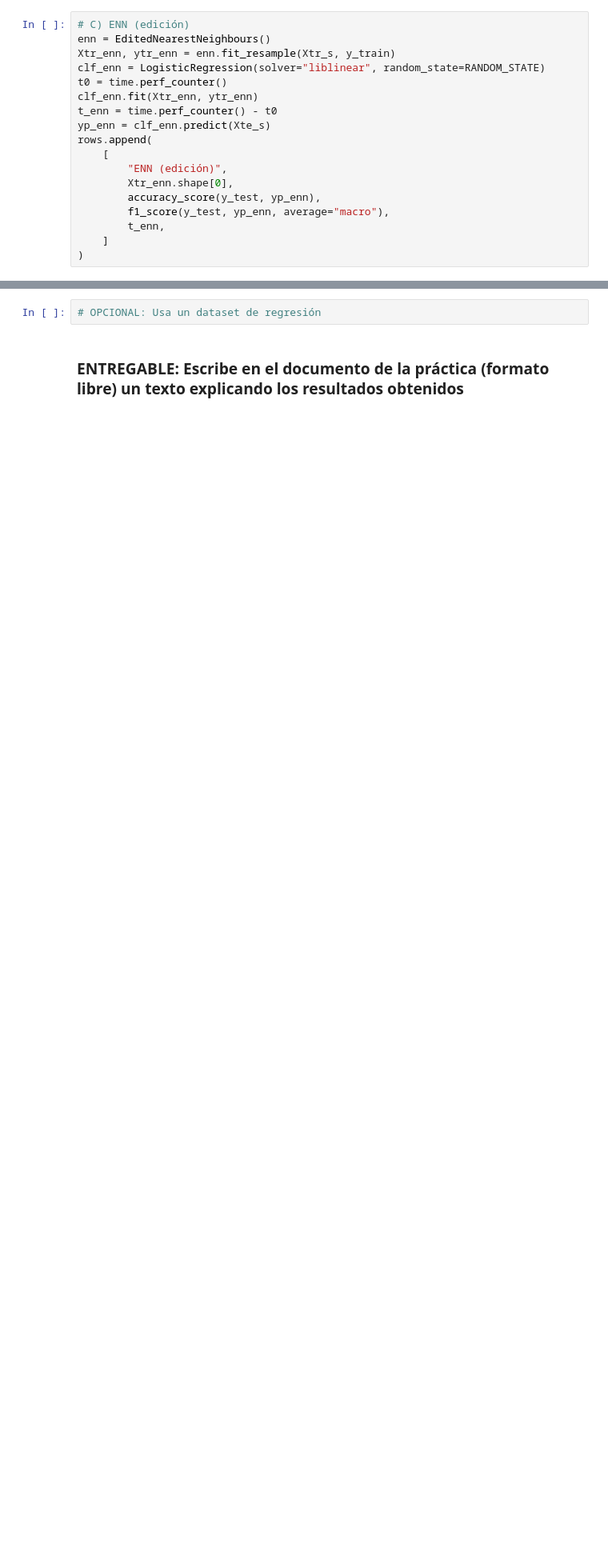
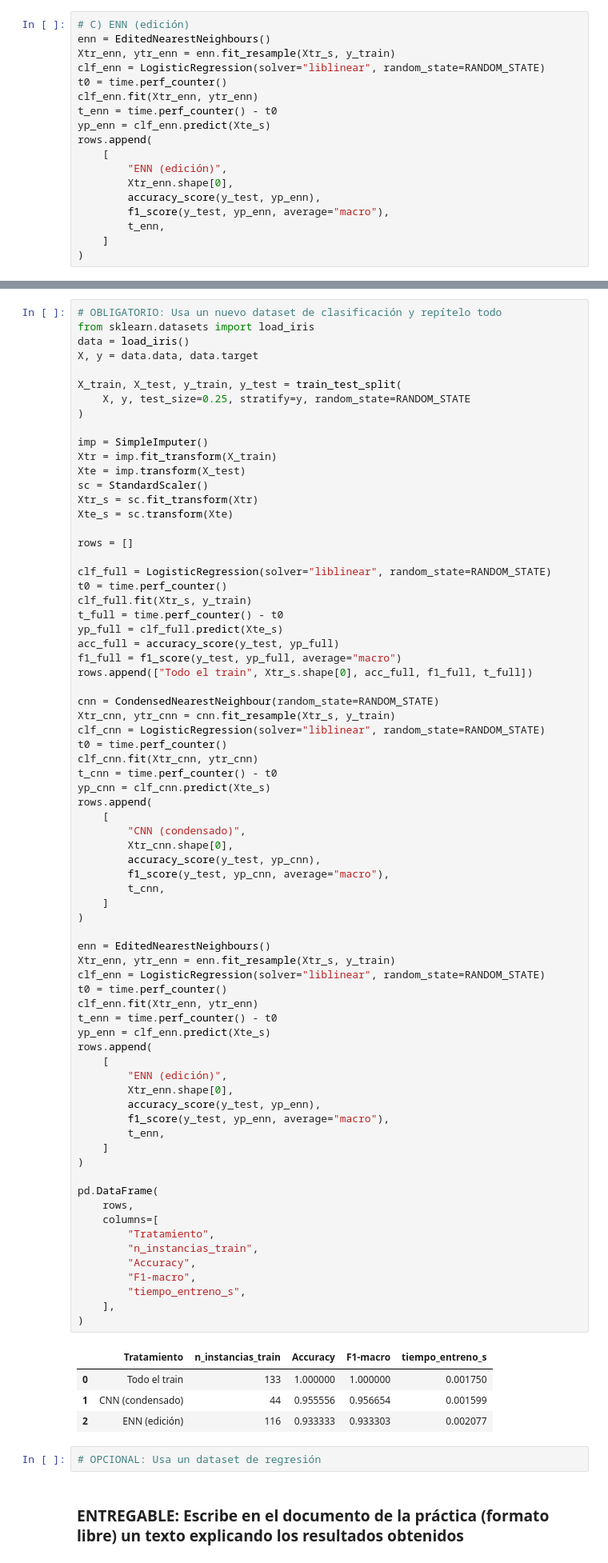
Before and after one commit to UO294431/NegocioPL, a Jupyter notebook: PL2/practica2.ipynb, the cells around one changed output, grey strips where cells are left out. Shown: that part at 80% size. Drawn from its saved outputs; the diff is of its cells as text; blank space fills up the shorter version.

```diff
--- a/PL2/practica2.ipynb
+++ b/PL2/practica2.ipynb
@@ -817,3 +1006,80 @@ pd.DataFrame(
+# %%
+# OBLIGATORIO: Usa un nuevo dataset de clasificación y repítelo todo
+from sklearn.datasets import load_iris
+data = load_iris()
+X, y = data.data, data.target
+
+X_train, X_test, y_train, y_test = train_test_split(
+    X, y, test_size=0.25, stratify=y, random_state=RANDOM_STATE
+)
+
+imp = SimpleImputer()
+Xtr = imp.fit_transform(X_train)
+Xte = imp.transform(X_test)
+sc = StandardScaler()
+Xtr_s = sc.fit_transform(Xtr)
+Xte_s = sc.transform(Xte)
+
+rows = []
+
+clf_full = LogisticRegression(solver="liblinear", random_state=RANDOM_STATE)
+t0 = time.perf_counter()
+clf_full.fit(Xtr_s, y_train)
+t_full = time.perf_counter() - t0
+yp_full = clf_full.predict(Xte_s)
+acc_full = accuracy_score(y_test, yp_full)
+f1_full = f1_score(y_test, yp_full, average="macro")
+rows.append(["Todo el train", Xtr_s.shape[0], acc_full, f1_full, t_full])
+
+cnn = CondensedNearestNeighbour(random_state=RANDOM_STATE)
+Xtr_cnn, ytr_cnn = cnn.fit_resample(Xtr_s, y_train)
+clf_cnn = LogisticRegression(solver="liblinear", random_state=RANDOM_STATE)
+t0 = time.perf_counter()
+clf_cnn.fit(Xtr_cnn, ytr_cnn)
+t_cnn = time.perf_counter() - t0
+yp_cnn = clf_cnn.predict(Xte_s)
+rows.append(
+    [
+        "CNN (condensado)",
+        Xtr_cnn.shape[0],
+        accuracy_score(y_test, yp_cnn),
+        f1_score(y_test, yp_cnn, average="macro"),
+        t_cnn,
+    ]
+)
+
+enn = EditedNearestNeighbours()
+Xtr_enn, ytr_enn = enn.fit_resample(Xtr_s, y_train)
+clf_enn = LogisticRegression(solver="liblinear", random_state=RANDOM_STATE)
+t0 = time.perf_counter()
+clf_enn.fit(Xtr_enn, ytr_enn)
+t_enn = time.perf_counter() - t0
+yp_enn = clf_enn.predict(Xte_s)
+rows.append(
+    [
+        "ENN (edición)",
+        Xtr_enn.shape[0],
+        accuracy_score(y_test, yp_enn),
+        f1_score(y_test, yp_enn, average="macro"),
+        t_enn,
+    ]
+)
+
+pd.DataFrame(
+    rows,
+    columns=[
+        "Tratamiento",
+        "n_instancias_train",
+        "Accuracy",
+        "F1-macro",
+        "tiempo_entreno_s",
+    ],
+)
+# %% [output]
+|  | Tratamiento | n_instancias_train | Accuracy | F1-macro | tiempo_entreno_s |
+| 0 | Todo el train | 133 | 1.000000 | 1.000000 | 0.001750 |
+| 1 | CNN (condensado) | 44 | 0.955556 | 0.956654 | 0.001599 |
+| 2 | ENN (edición) | 116 | 0.933333 | 0.933303 | 0.002077 |
 # %%
 # OPCIONAL: Usa un dataset de regresión
 # %% [markdown]
```
Also changed, not shown: parts of 17 cells of this notebook.
